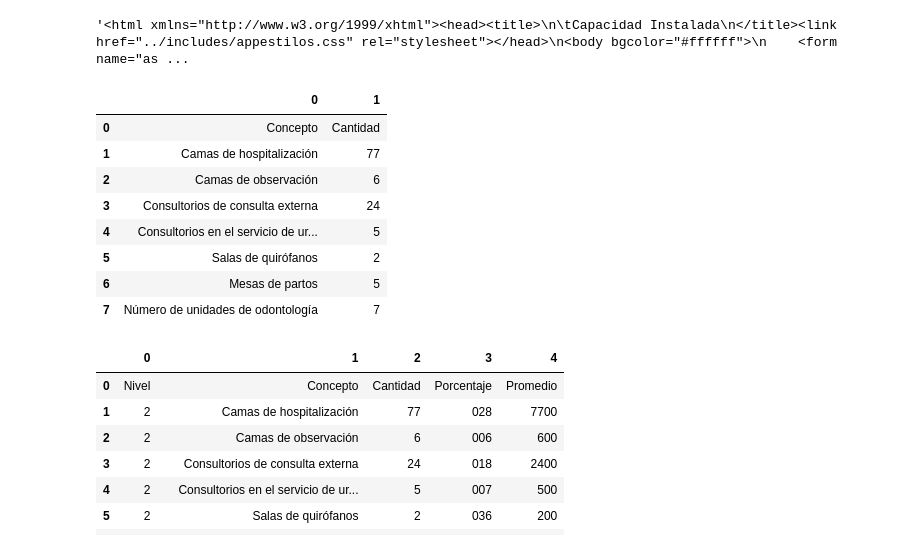
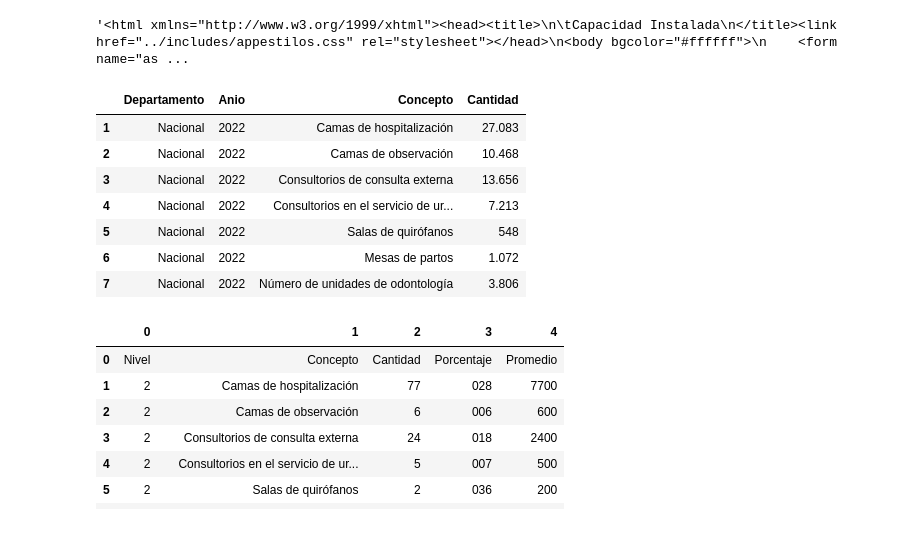
Before and after one commit to ProyectoDeGrado-2023-20/PG, a Jupyter notebook: WebScraping/Demo/scraper.ipynb, the cells around one changed output. Cells and saved outputs as stored; diff of their text form; code cells hidden in the pictures.

```diff
--- a/WebScraping/Demo/scraper.ipynb
+++ b/WebScraping/Demo/scraper.ipynb
@@ -102,3 +103,7 @@ options_list_values, len(options_list_values)
  21)
 # %%
 select.select_by_value(options_list_values[-1])
+# %%
+select_years = select
+year_selected = select.all_selected_options[0].get_attribute("value")
+year_selected
@@ -139,7 +146,7 @@ selected_department
 
 buscar = selected_department
 if selected_department == '':
-    buscar = 'NACIONAL'
+    buscar = 'Nacional'
 # %%
 driver.save_screenshot("screenshot6.png")
 # %% [output]
@@ -187,17 +196,22 @@ html
 '<html xmlns="http://www.w3.org/1999/xhtml"><head><title>\n\tCapacidad Instalada\n</title><link href="../includes/appestilos.css" rel="stylesheet"></head>\n<body bgcolor="#ffffff">\n    <form name="as ...
 # %%
 df = pd.read_html(driver.page_source, attrs={"id": "_ctl0_ContentPlaceHolder1_dgInforme1"})[0]
+new_header = df.iloc[0]
+df = df[1:]
+df.columns = new_header
+df['Departamento'] = buscar
+df['Anio'] = year_selected
+df = df[['Departamento', 'Anio', 'Concepto', 'Cantidad']]
 df
 # %% [output]
-|  | 0 | 1 |
-| 0 | Concepto | Cantidad |
-| 1 | Camas de hospitalización | 77 |
-| 2 | Camas de observación | 6 |
-| 3 | Consultorios de consulta externa | 24 |
-| 4 | Consultorios en el servicio de ur... | 5 |
-| 5 | Salas de quirófanos | 2 |
-| 6 | Mesas de partos | 5 |
-| 7 | Número de unidades de odontología | 7 |
+|  | Departamento | Anio | Concepto | Cantidad |
+| 1 | Nacional | 2022 | Camas de hospitalización | 27.083 |
+| 2 | Nacional | 2022 | Camas de observación | 10.468 |
+| 3 | Nacional | 2022 | Consultorios de consulta externa | 13.656 |
+| 4 | Nacional | 2022 | Consultorios en el servicio de ur... | 7.213 |
+| 5 | Nacional | 2022 | Salas de quirófanos | 548 |
+| 6 | Nacional | 2022 | Mesas de partos | 1.072 |
+| 7 | Nacional | 2022 | Número de unidades de odontología | 3.806 |
 # %%
 df = pd.read_html(driver.page_source, attrs={"id": "_ctl0_ContentPlaceHolder1_dgInforme2"})[0]
 df
```
Also changed, not shown: parts of 5 cells of this notebook, 5 other files.
